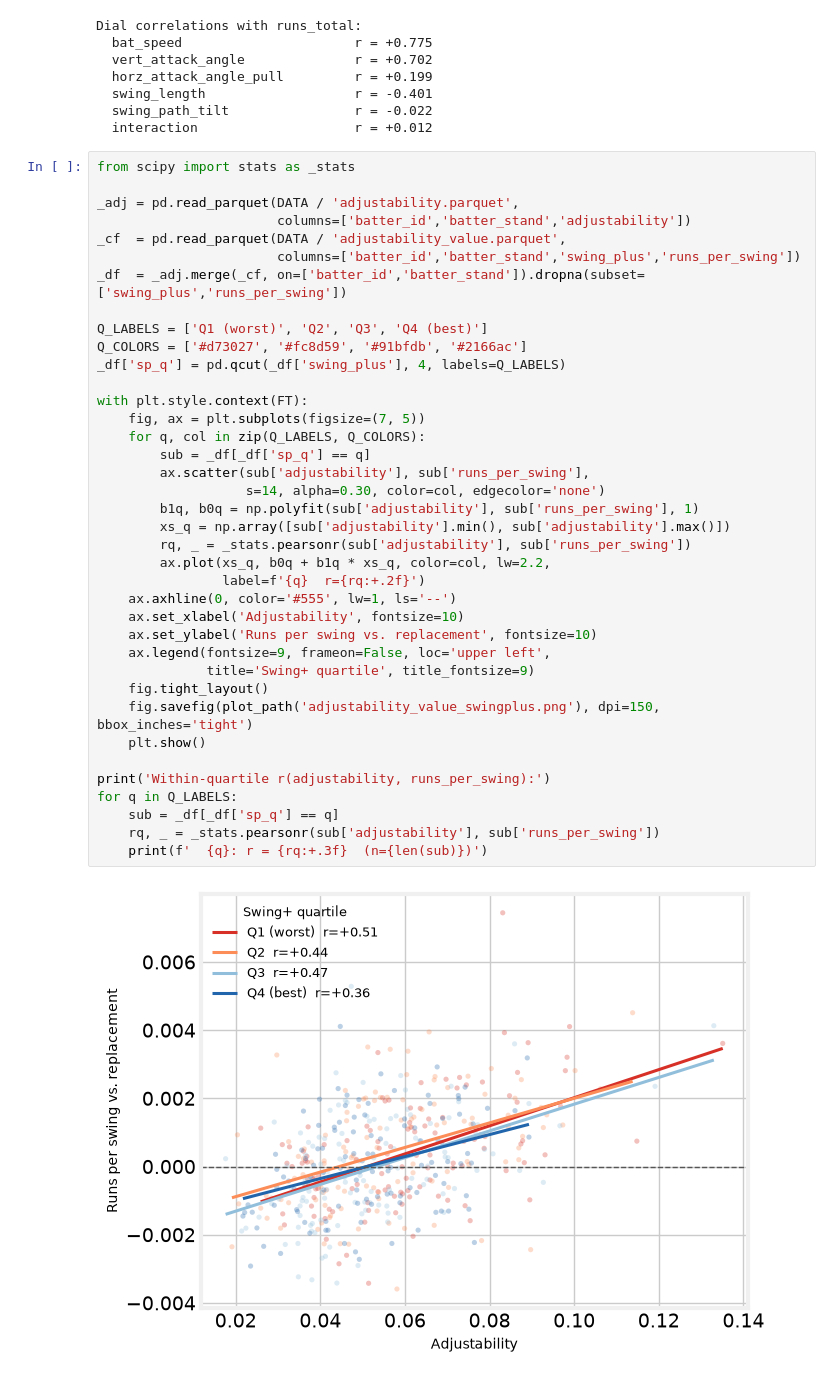
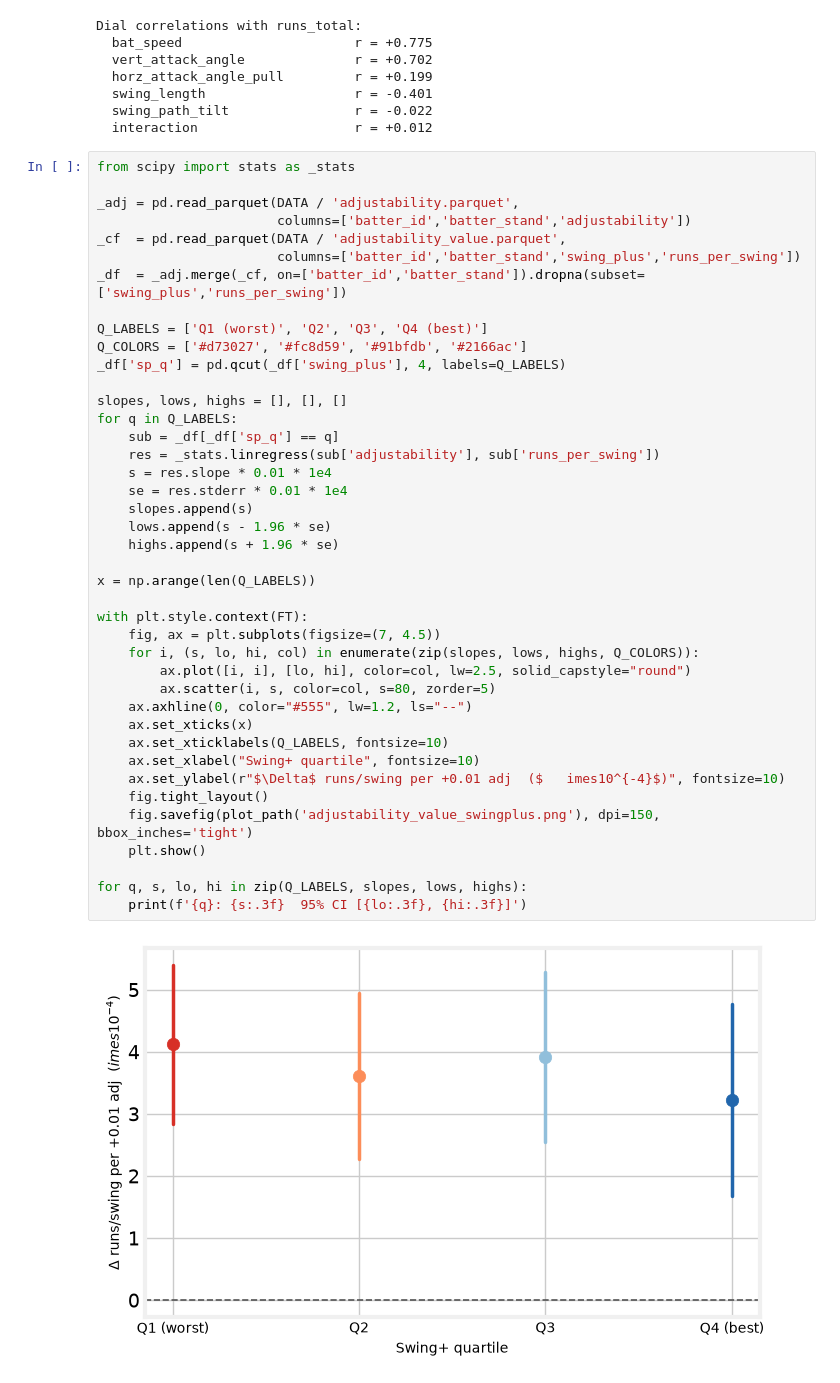
Before and after one commit to theoauyeung/swing_repetoire, a Jupyter notebook: src/adjustability_results.ipynb, the cells around one changed output. Saved outputs shown, nothing was run; the diff lists cells and outputs as text.

```diff
--- a/src/adjustability_results.ipynb
+++ b/src/adjustability_results.ipynb
@@ -607,40 +607,43 @@ Dial correlations with runs_total:
 # %%
 from scipy import stats as _stats
 
 _adj = pd.read_parquet(DATA / 'adjustability.parquet',
                        columns=['batter_id','batter_stand','adjustability'])
 _cf  = pd.read_parquet(DATA / 'adjustability_value.parquet',
                        columns=['batter_id','batter_stand','swing_plus','runs_per_swing'])
 _df  = _adj.merge(_cf, on=['batter_id','batter_stand']).dropna(subset=['swing_plus','runs_per_swing'])
 
 Q_LABELS = ['Q1 (worst)', 'Q2', 'Q3', 'Q4 (best)']
 Q_COLORS = ['#d73027', '#fc8d59', '#91bfdb', '#2166ac']
 _df['sp_q'] = pd.qcut(_df['swing_plus'], 4, labels=Q_LABELS)
 
+slopes, lows, highs = [], [], []
+for q in Q_LABELS:
+    sub = _df[_df['sp_q'] == q]
+    res = _stats.linregress(sub['adjustability'], sub['runs_per_swing'])
+    s = res.slope * 0.01 * 1e4
+    se = res.stderr * 0.01 * 1e4
+    slopes.append(s)
+    lows.append(s - 1.96 * se)
+    highs.append(s + 1.96 * se)
+
+x = np.arange(len(Q_LABELS))
+
 with plt.style.context(FT):
-    fig, ax = plt.subplots(figsize=(7, 5))
-    for q, col in zip(Q_LABELS, Q_COLORS):
-        sub = _df[_df['sp_q'] == q]
-        ax.scatter(sub['adjustability'], sub['runs_per_swing'],
-                   s=14, alpha=0.30, color=col, edgecolor='none')
-        b1q, b0q = np.polyfit(sub['adjustability'], sub['runs_per_swing'], 1)
-        xs_q = np.array([sub['adjustability'].min(), sub['adjustability'].max()])
-        rq, _ = _stats.pearsonr(sub['adjustability'], sub['runs_per_swing'])
-        ax.plot(xs_q, b0q + b1q * xs_q, color=col, lw=2.2,
-                label=f'{q}  r={rq:+.2f}')
-    ax.axhline(0, color='#555', lw=1, ls='--')
-    ax.set_xlabel('Adjustability', fontsize=10)
-    ax.set_ylabel('Runs per swing vs. replacement', fontsize=10)
-    ax.legend(fontsize=9, frameon=False, loc='upper left',
-              title='Swing+ quartile', title_fontsize=9)
+    fig, ax = plt.subplots(figsize=(7, 4.5))
+    for i, (s, lo, hi, col) in enumerate(zip(slopes, lows, highs, Q_COLORS)):
+        ax.plot([i, i], [lo, hi], color=col, lw=2.5, solid_capstyle="round")
+        ax.scatter(i, s, color=col, s=80, zorder=5)
+    ax.axhline(0, color="#555", lw=1.2, ls="--")
+    ax.set_xticks(x)
+    ax.set_xticklabels(Q_LABELS, fontsize=10)
+    ax.set_xlabel("Swing+ quartile", fontsize=10)
+    ax.set_ylabel(r"$\Delta$ runs/swing per +0.01 adj  ($	imes10^{-4}$)", fontsize=10)
     fig.tight_layout()
     fig.savefig(plot_path('adjustability_value_swingplus.png'), dpi=150, bbox_inches='tight')
     plt.show()
 
-print('Within-quartile r(adjustability, runs_per_swing):')
-for q in Q_LABELS:
-    sub = _df[_df['sp_q'] == q]
-    rq, _ = _stats.pearsonr(sub['adjustability'], sub['runs_per_swing'])
-    print(f'  {q}: r = {rq:+.3f}  (n={len(sub)})')
+for q, s, lo, hi in zip(Q_LABELS, slopes, lows, highs):
+    print(f'{q}: {s:.3f}  95% CI [{lo:.3f}, {hi:.3f}]')
 # %% [output]
-[figure, old version]
+[figure, new version]
```
Also changed, not shown: parts of 1 cell of this notebook, 1 other file.
